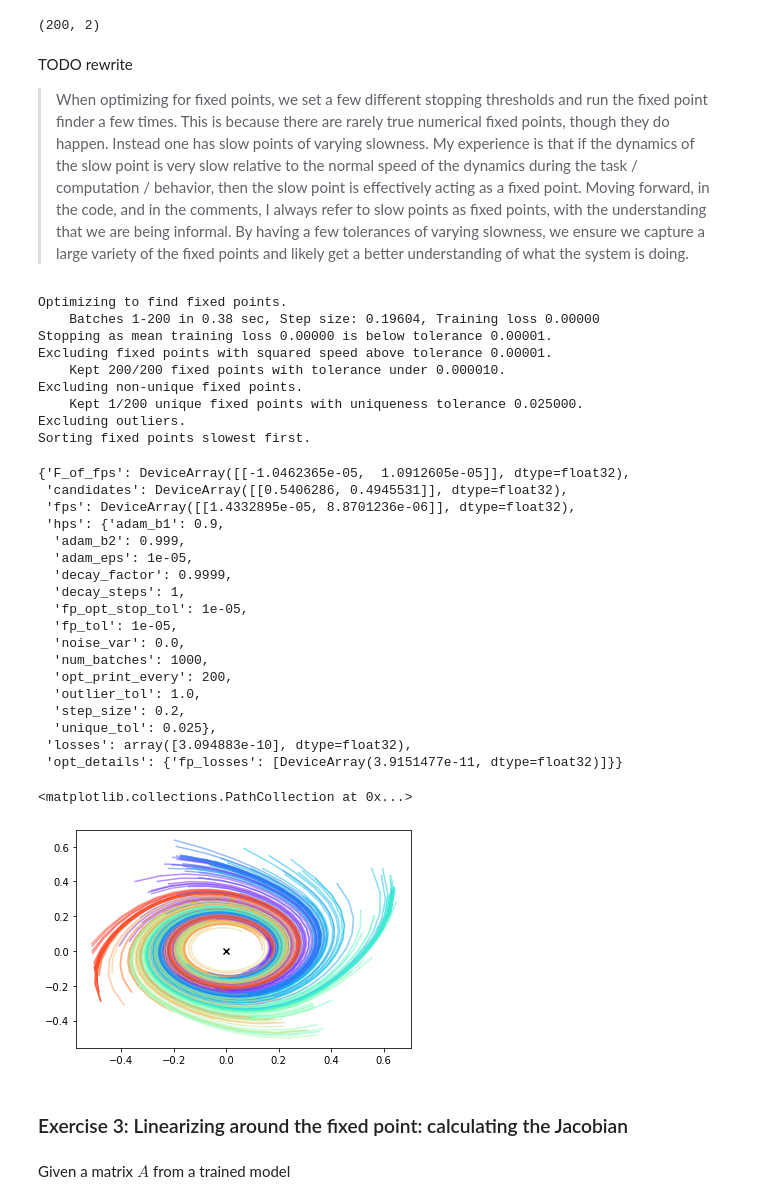
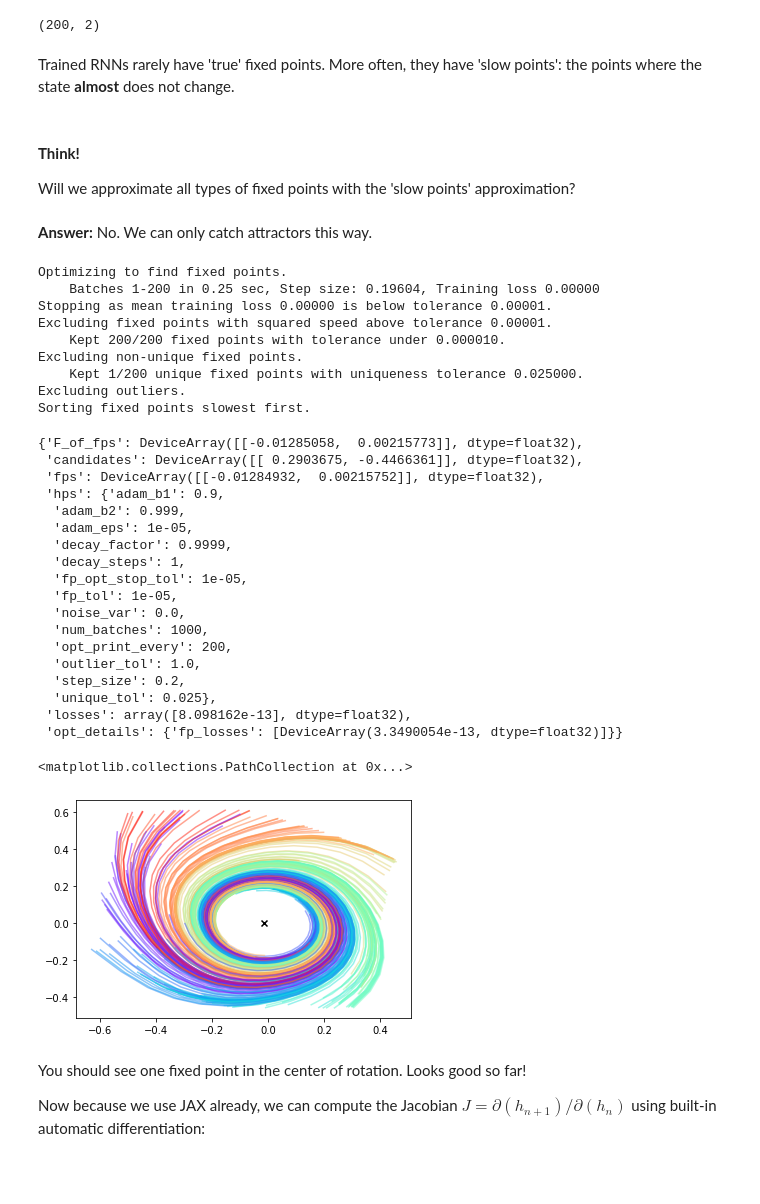
Before and after one commit to NinelK/IMBIZO2022_DS_tutorial_solutions, a Jupyter notebook: DS_Tutorial_Part_3_SOLUTIONS.ipynb, the cells around one changed output. Drawn from its saved outputs; the diff is of its cells as text; code cells hidden in the pictures; blank space fills up the shorter version.

```diff
--- a/DS_Tutorial_Part_3_SOLUTIONS.ipynb
+++ b/DS_Tutorial_Part_3_SOLUTIONS.ipynb
@@ -97,8 +97,8 @@ def vanilla_rnn(params, h, x, nonlin=jnp.tanh):
 
   Arguments:
     params: dictionary of RNN parameters
-    h: np array of hidden state
-    x: np array of input
+    h: np array of hidden state components
+    x: np array of input components
 
   Returns:
     np array of hidden state after RNN update"""
@@ -183,7 +193,7 @@ params = {'wA' : jnp.array([[np.sqrt(1.-w**2),w],[-w,np.sqrt(1.-w**2)]]),
 T = 50
 num_trials = 200
 synth_spikes = []
-reach_angle = []
+ic_angle = []
 for _ in tqdm(range(num_trials)):
   a = np.random.uniform() *2 * jnp.pi - jnp.pi
   h = jnp.array([np.sin(a),np.cos(a)]).flatten()
@@ -193,4 +203,4 @@ for _ in tqdm(range(num_trials)):
     h, s = generative_model(params, h, jnp.zeros((n,)), key)
     spikes_this_trial.append(s)
   synth_spikes.append(spikes_this_trial)
-  reach_angle.append(a)
+  ic_angle.append(a)
@@ -431,12 +447,6 @@ for i, psa_example in enumerate(data_bxtxn.astype(jnp.float32)):
     ics[i] = psa_dict['ic_mean']
     gen_traj[i] = psa_dict['gen_t']
 # %%
-ncomponents = 2
-pca = PCA(ncomponents)
-pca.fit(np.reshape(gen_traj, [-1, gen_dim]))
-
-S = pca.components_.T
-
-for a,t in zip(reach_angle,gen_traj):
-  plt.plot(*(t@S)[:,:].T, c=plt.cm.rainbow(a / (2*np.pi) + 0.5),alpha=0.5)
+for a,t in zip(ic_angle,gen_traj):
+  plt.plot(*t.T, c=plt.cm.rainbow(a / (2*np.pi) + 0.5),alpha=0.5)
 # %% [output]
@@ -456,11 +468,11 @@ gc.collect() # free up some RAM
 # %%
 # These are some preliminaries.
-x_star = np.zeros(ii_dim)  # We always linearize the input around zero in this example.
+x_star = np.zeros(ii_dim)  # the input is zero in this example.
 
 # Make a one parameter function of thie hidden state, useful for jacobians.
 key = random.PRNGKey(np.random.randint(0, utils.MAX_SEED_INT))
-params = hashabledict(model_params(key, gen_dim, ii_dim))
-rnn_fun = lambda h : model(params, h, x_star)
+# params = hashabledict(model_params(key, gen_dim, ii_dim))
+rnn_fun = lambda h : model(trained_params['gen'], h, x_star)
 batch_rnn_fun = vmap(rnn_fun, in_axes=(0,))
 # %% [markdown]
 Create some functions that define the fixed point loss
@@ -495,10 +507,14 @@ fp_outlier_tol = 1.0    # Anypoint whos closest fixed point is greater than tol
 fp_candidates.shape
 # %% [output]
 (200, 2)
-# %% [markdown]
-TODO rewrite
-
->When optimizing for fixed points, we set a few different stopping thresholds and run the fixed point finder a few times. This is because there are rarely true numerical fixed points, though they do happen. Instead one has slow points of varying slowness. My experience is that if the dynamics of the slow point is very slow relative to the normal speed of the dynamics during the task / computation / behavior, then the slow point is effectively acting as a fixed point. Moving forward, in the code, and in the comments, I always refer to slow points as fixed points, with the understanding that we are being informal. By having a few tolerances of varying slowness, we ensure we capture a large variety of the fixed points and likely get a better understanding of what the system is doing.
+# %% [markdown]
+Trained RNNs rarely have 'true' fixed points. More often, they have 'slow points': the points where the state **almost** does not change.
+# %% [markdown]
+#### **Think!**
+
+Will we approximate all types of fixed points with the 'slow points' approximation?
+# %% [markdown]
+**Answer:** No. We can only catch attractors this way.
 # %%
 reload(fp_optimize)
 
@@ -526,7 +542,7 @@ fps = {'fps' : fps, 'candidates' : fp_candidates[fp_idxs],
 fps
 # %% [output]
 Optimizing to find fixed points.
-    Batches 1-200 in 0.38 sec, Step size: 0.19604, Training loss 0.00000
+    Batches 1-200 in 0.25 sec, Step size: 0.19604, Training loss 0.00000
 Stopping as mean training loss 0.00000 is below tolerance 0.00001.
 Excluding fixed points with squared speed above tolerance 0.00001.
     Kept 200/200 fixed points with tolerance under 0.000010.
@@ -534,9 +550,9 @@ Excluding non-unique fixed points.
     Kept 1/200 unique fixed points with uniqueness tolerance 0.025000.
 Excluding outliers.
 Sorting fixed points slowest first.
-{'F_of_fps': DeviceArray([[-1.0462365e-05,  1.0912605e-05]], dtype=float32),
- 'candidates': DeviceArray([[0.5406286, 0.4945531]], dtype=float32),
- 'fps': DeviceArray([[1.4332895e-05, 8.8701236e-06]], dtype=float32),
+{'F_of_fps': DeviceArray([[-0.01285058,  0.00215773]], dtype=float32),
+ 'candidates': DeviceArray([[ 0.2903675, -0.4466361]], dtype=float32),
+ 'fps': DeviceArray([[-0.01284932,  0.00215752]], dtype=float32),
  'hps': {'adam_b1': 0.9,
   'adam_b2': 0.999,
   'adam_eps': 1e-05,
@@ -550,25 +566,17 @@ Sorting fixed points slowest first.
   'outlier_tol': 1.0,
   'step_size': 0.2,
   'unique_tol': 0.025},
- 'losses': array([3.094883e-10], dtype=float32),
- 'opt_details': {'fp_losses': [DeviceArray(3.9151477e-11, dtype=float32)]}}
+ 'losses': array([8.098162e-13], dtype=float32),
+ 'opt_details': {'fp_losses': [DeviceArray(3.3490054e-13, dtype=float32)]}}
 # %%
-ncomponents = 2
-pca = PCA(ncomponents)
-pca.fit(np.reshape(gen_traj, [-1, gen_dim]))
-
-S = pca.components_.T
-
-for a,t in zip(reach_angle,gen_traj):
-  plt.plot(*(t@S)[:,:].T, c=plt.cm.rainbow(a / (2*np.pi) + 0.5),alpha=0.5)
-
-
-plt.scatter(*fps['fps'].T,c='k',marker='x')
-# all_fps[0.0001]['fps'].shape
+for a,t in zip(ic_angle,gen_traj):
+  plt.plot(*t.T, c=plt.cm.rainbow(a / (2*np.pi) + 0.5),alpha=0.5)
+assert len(fps['fps']) == 1, 'That\'s strange! The cell above found more than one point'
+plt.scatter(*fps['fps'][0],marker='x',c='k')
 # %% [output]
 <matplotlib.collections.PathCollection at 0x...>
-[figure, old version]
+[figure, new version]
-# %% [markdown]
-### Exercise 3: Linearizing around the fixed point: calculating the Jacobian
-# %% [markdown]
-Given a matrix $A$ from a trained model
+# %% [markdown]
+You should see one fixed point in the center of rotation. Looks good so far!
+
+Now because we use JAX already, we can compute the Jacobian $J = \partial(h_{n+1})/\partial(h_{n})$ using built-in automatic differentiation:
```
Also changed, not shown: parts of 32 cells of this notebook.
